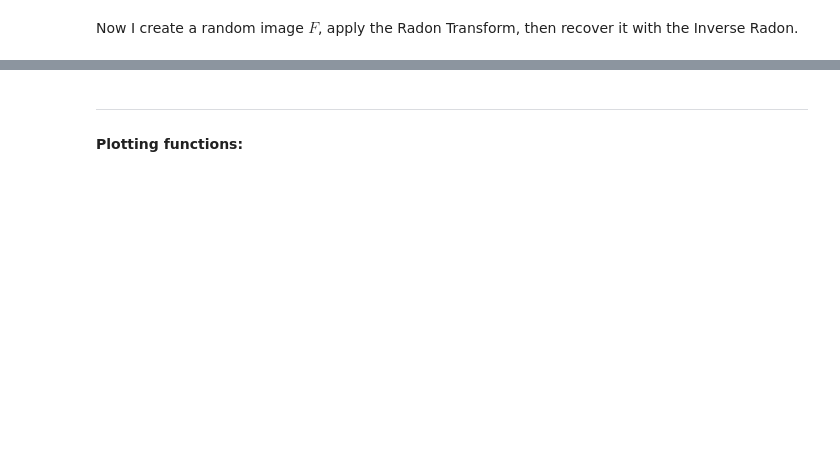
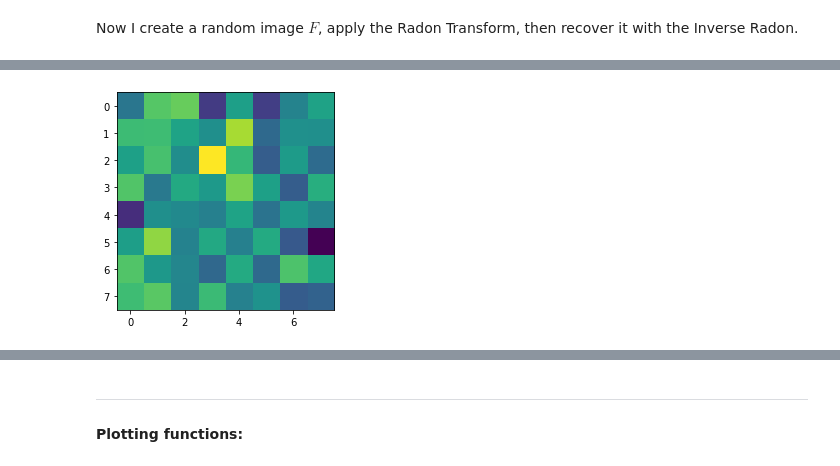
Before and after one commit to leonardobohac/Radon-Inverse, a Jupyter notebook: Radon & Exact Inverse.ipynb, the cells around one changed output, grey strips where cells are left out. Saved outputs shown, nothing was run; the diff lists cells and outputs as text; code cells hidden in the pictures; blank space fills up the shorter version.

```diff
--- a/Radon & Exact Inverse.ipynb
+++ b/Radon & Exact Inverse.ipynb
@@ -127,7 +129,7 @@ pi       = np.pi
 sin      = np.sin
 sqrt     = np.sqrt
 # %%
-N = 16
+N = 8
 
 h = 1/(N-1)
 
@@ -340,7 +344,7 @@ def InverseRadon(R):
 # %% [markdown]
 Now I create a random image $F$, apply the Radon Transform, then recover it with the Inverse Radon.
 # %%
-F = np.random.normal(0,1,(N,N)).astype(np.longdouble)
+F = np.random.normal(0,1,(N,N))
 # %%
 R = Radon(F)
 # %%
@@ -353,0 +358,4 @@ np.max(np.abs(F - IR))
+# %%
+plt.imshow(F);
+# %% [output]
+[figure, added]
```
Also changed, not shown: parts of 25 cells of this notebook.
